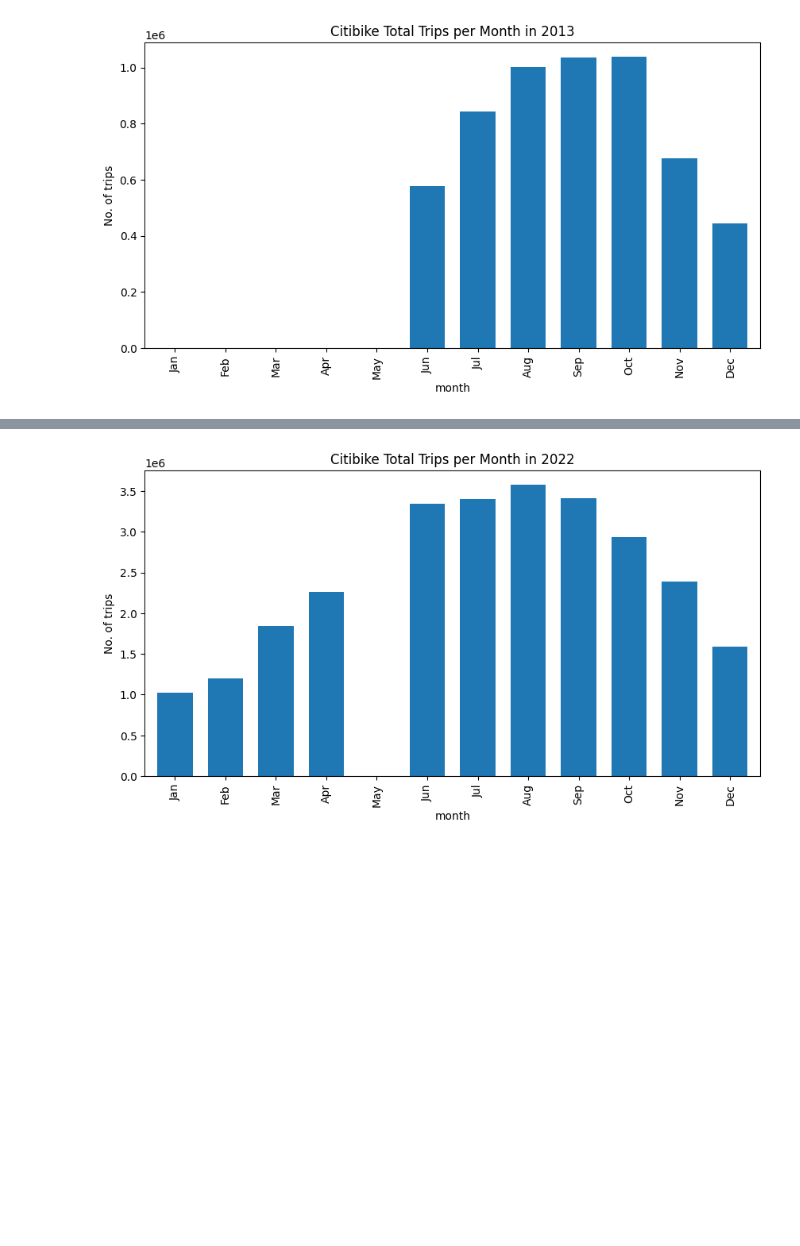
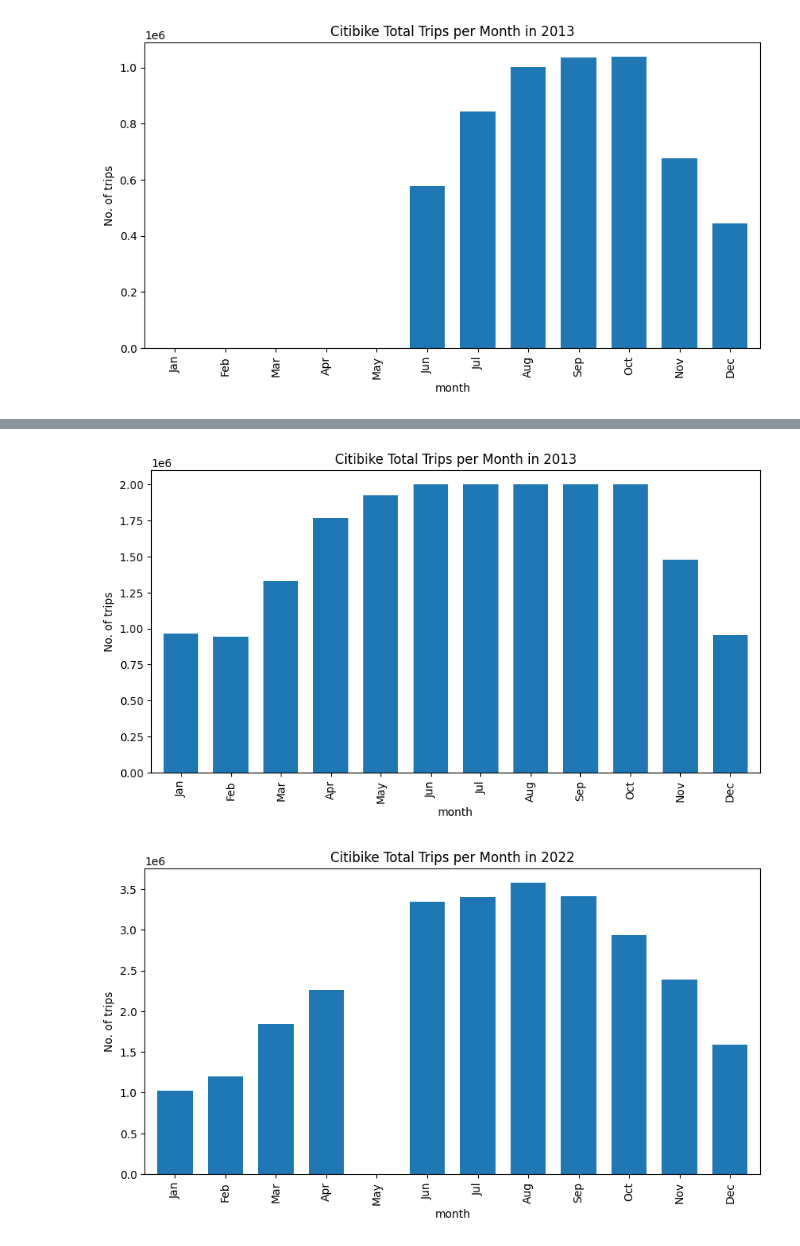
Before and after one commit to joris-de/coding-challenge-AXA, a Jupyter notebook: notebooks/Analysis.ipynb, the cells around one changed output, grey strips where cells are left out. Saved outputs shown, nothing was run; the diff lists cells and outputs as text; code cells hidden in the pictures; blank space fills up the shorter version.

```diff
--- a/notebooks/Analysis.ipynb
+++ b/notebooks/Analysis.ipynb
@@ -734,7 +734,7 @@ def process_citibike_zip_file(zip_input_path, year, month=None) -> pd.DataFrame:
 def process_nypd_data(input_path) -> pd.DataFrame:
     df = pd.read_csv(input_path)
     # Location is tuple of latitude and longitude
-    df.drop(['BOROUGH', 'ZIP CODE', 'ON STREET NAME', 'CROSS STREET NAME', 'OFF STREET NAME',
+    df.drop(['BOROUGH', 'ZIP CODE', 'CROSS STREET NAME', 'OFF STREET NAME',
              'CONTRIBUTING FACTOR VEHICLE 1', 'CONTRIBUTING FACTOR VEHICLE 2', 'CONTRIBUTING FACTOR VEHICLE 3',
              'CONTRIBUTING FACTOR VEHICLE 4', 'CONTRIBUTING FACTOR VEHICLE 5', 'VEHICLE TYPE CODE 1', 'VEHICLE TYPE CODE 2',
              'VEHICLE TYPE CODE 3', 'VEHICLE TYPE CODE 4', 'VEHICLE TYPE CODE 5'], axis=1, inplace=True)
@@ -1144,3 +894,7 @@ NameError: name 'data_2014' is not defined
+# %%
+plot_tripcount_monthly('2013', data_2019)
+# %% [output]
+[figure, added]
 # %%
 plot_tripcount_monthly('2022', data_2022)
 # %% [output]
```
Also changed, not shown: parts of 57 cells of this notebook, 5 other files.
